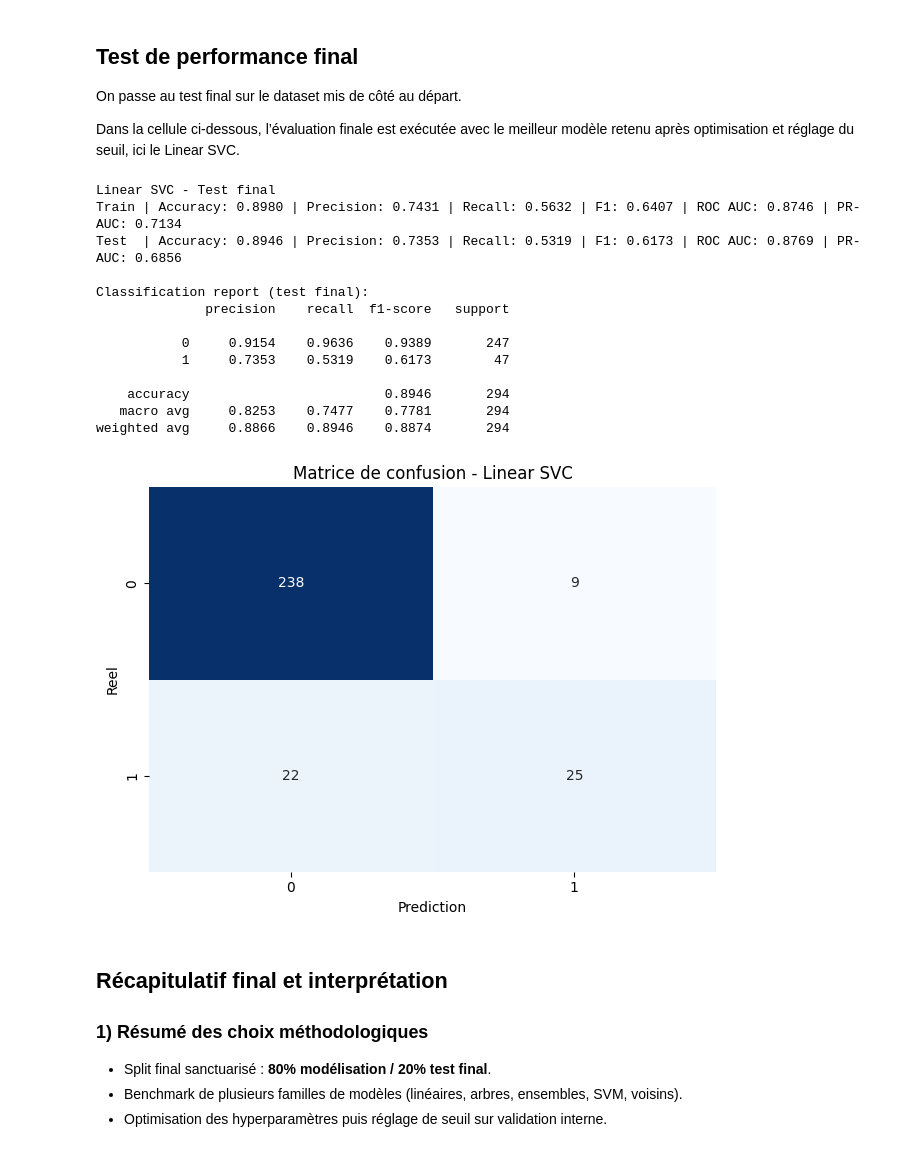
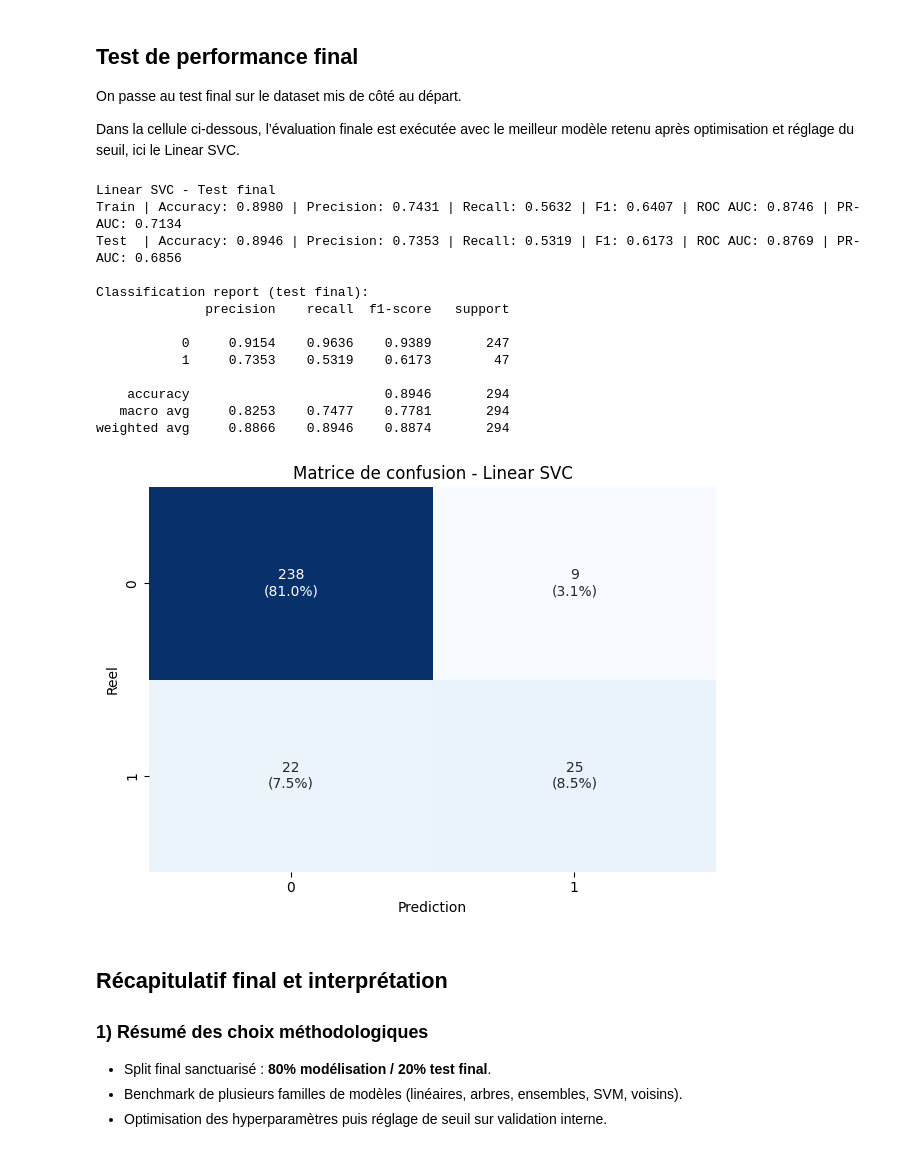
Before and after one commit to rayakevin/OCR_PROJET_4, a Jupyter notebook: notebooks/04_MODELISATIONS_AMELIOREES.ipynb, the cells around one changed output. Saved outputs shown, nothing was run; the diff lists cells and outputs as text; code cells hidden in the pictures.

```diff
--- a/notebooks/04_MODELISATIONS_AMELIOREES.ipynb
+++ b/notebooks/04_MODELISATIONS_AMELIOREES.ipynb
@@ -472,22 +542,24 @@ plt.show()
 | 43 | frequence_deplacement_Aucun | -0.410651 | 0.410651 |
 [figure]
 # %%
-ada_best = ada_results["Best Estimator"]
-ada_best.fit(X_model, y_model)
+svc_best = svc_results["Best Estimator"]
+svc_best.fit(X_model, y_model)
 
-ada_importance = pd.DataFrame({
+svc_model = svc_best.named_steps["model"]
+
+svc_importance = pd.DataFrame({
     "Variable": X_model.columns,
-    "Importance": ada_best.feature_importances_,
+    "Importance": np.abs(svc_model.coef_[0]),
 }).sort_values("Importance", ascending=False)
 
-display(ada_importance.head(15))
+display(svc_importance.head(15))
 
-top_ada = ada_importance.head(15).iloc[::-1]
+top_svc = svc_importance.head(15).iloc[::-1]
 
 plt.figure(figsize=(8, 6))
-plt.barh(top_ada["Variable"], top_ada["Importance"], color="darkorange")
-plt.title("Importance des variables - AdaBoost")
-plt.xlabel("Importance")
+plt.barh(top_svc["Variable"], top_svc["Importance"], color="darkorange")
+plt.title("Importance des variables - SVC lineaire")
+plt.xlabel("Importance absolue du coefficient")
 plt.ylabel("Variables")
 plt.tight_layout()
 plt.show()
@@ -1301,37 +1398,46 @@ print(
 )
 
 print("\nClassification report (test final):")
 print(classification_report(y_final_test, pred_test, digits=4, zero_division=0))
 
+cm = confusion_matrix(y_final_test, pred_test)
+cm_pct = cm / cm.sum() * 100
+
+labels = np.array([
+    [f"{cm[i, j]}\n({cm_pct[i, j]:.1f}%)" for j in range(cm.shape[1])]
+    for i in range(cm.shape[0])
+])
+
 sns.heatmap(
-    confusion_matrix(y_final_test, pred_test),
-    annot=True,
-    fmt="d",
+    cm,
+    annot=labels,
+    fmt="",
     cmap="Blues",
     cbar=False,
     xticklabels=["0", "1"],
     yticklabels=["0", "1"],
 )
+
 plt.title(f"Matrice de confusion - {best_name}")
 plt.xlabel("Prediction")
 plt.ylabel("Reel")
 plt.tight_layout()
 plt.show()
 # %% [output]
 Linear SVC - Test final
 Train | Accuracy: 0.8980 | Precision: 0.7431 | Recall: 0.5632 | F1: 0.6407 | ROC AUC: 0.8746 | PR-AUC: 0.7134
 Test  | Accuracy: 0.8946 | Precision: 0.7353 | Recall: 0.5319 | F1: 0.6173 | ROC AUC: 0.8769 | PR-AUC: 0.6856
 
 Classification report (test final):
               precision    recall  f1-score   support
 
            0     0.9154    0.9636    0.9389       247
            1     0.7353    0.5319    0.6173        47
 
     accuracy                         0.8946       294
    macro avg     0.8253    0.7477    0.7781       294
 weighted avg     0.8866    0.8946    0.8874       294
-[figure, old version]
+[figure, new version]
 # %% [markdown]
 ## Récapitulatif final et interprétation
 
```
Also changed, not shown: parts of 12 cells of this notebook.
